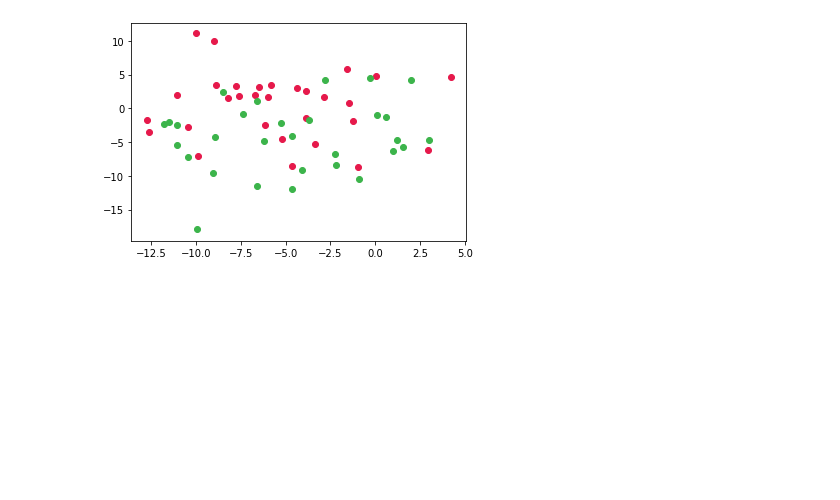
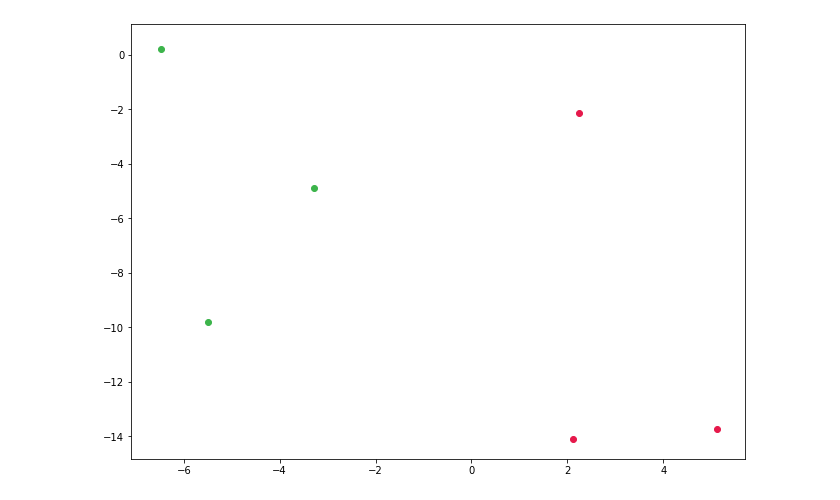
Before and after one commit to TataAndBigData/Practical-ML-DS, a Jupyter notebook: Chapter 1. Machine Learning Foundations/13. Classification trees.ipynb, the cells around one changed output. Cells and saved outputs as stored; diff of their text form; code cells hidden in the pictures; blank space fills up the shorter version.

```diff
--- a/Chapter 1. Machine Learning Foundations/13. Classification trees.ipynb
+++ b/Chapter 1. Machine Learning Foundations/13. Classification trees.ipynb
@@ -40,35 +45,37 @@ def get_data(sd=6, m=100, n_features=2, n_clusters=2):
 def show_data(X, Y, predictions=None):
     for i in range(min(Y), max(Y)+1):
         y = Y == i
         x = X[y]
         plt.scatter(x[:, 0], x[:, 1], c=colors[i])
         if predictions is not None:
             y = predictions == i
             x = X[y]
             plt.scatter(x[:, 0], x[:, 1], c=colors[i], marker='x', s=100)
+    fig = plt.gcf()
+    fig.set_size_inches(11,8)
     plt.show()
 
 def visualise_predictions(H, X, n=50):
     xmin, xmax, ymin, ymax = min(X[:, 0]), max(X[:, 0]), min(X[:, 1]), max(X[:, 1])
     meshgrid = np.zeros((n, n))
     for x1_idx, x1 in enumerate(np.linspace(xmin, xmax, n)): # for each column
         for x2_idx, x2 in enumerate(np.linspace(ymin, ymax, n)): # for each row
             h = H(np.array([[x1, x2]])).astype(int)[0]
             # plt.scatter(x1, x2, c=colors[h])
             # print(h)
             meshgrid[n-1-x2_idx, x1_idx] = h # axis 0 is the vertical direction starting from the top and increasing downward
         # print()
 
     # meshgrid[n-1, 0] = 1000
     plt.imshow(meshgrid, extent=(xmin, xmax, ymin, ymax), cmap='viridis')
 
-m = 60
+m = 6
 n_features = 2
 n_classes = 2
 X, Y = get_data(5, m, n_features, n_classes)
 show_data(X, Y)
 # %% [output]
-[figure, old version]
+[figure, new version]
 # %%
 from pprint import PrettyPrinter
 pp = PrettyPrinter(indent=4).pprint
```
Also changed, not shown: parts of 7 cells of this notebook, 1 other file.
